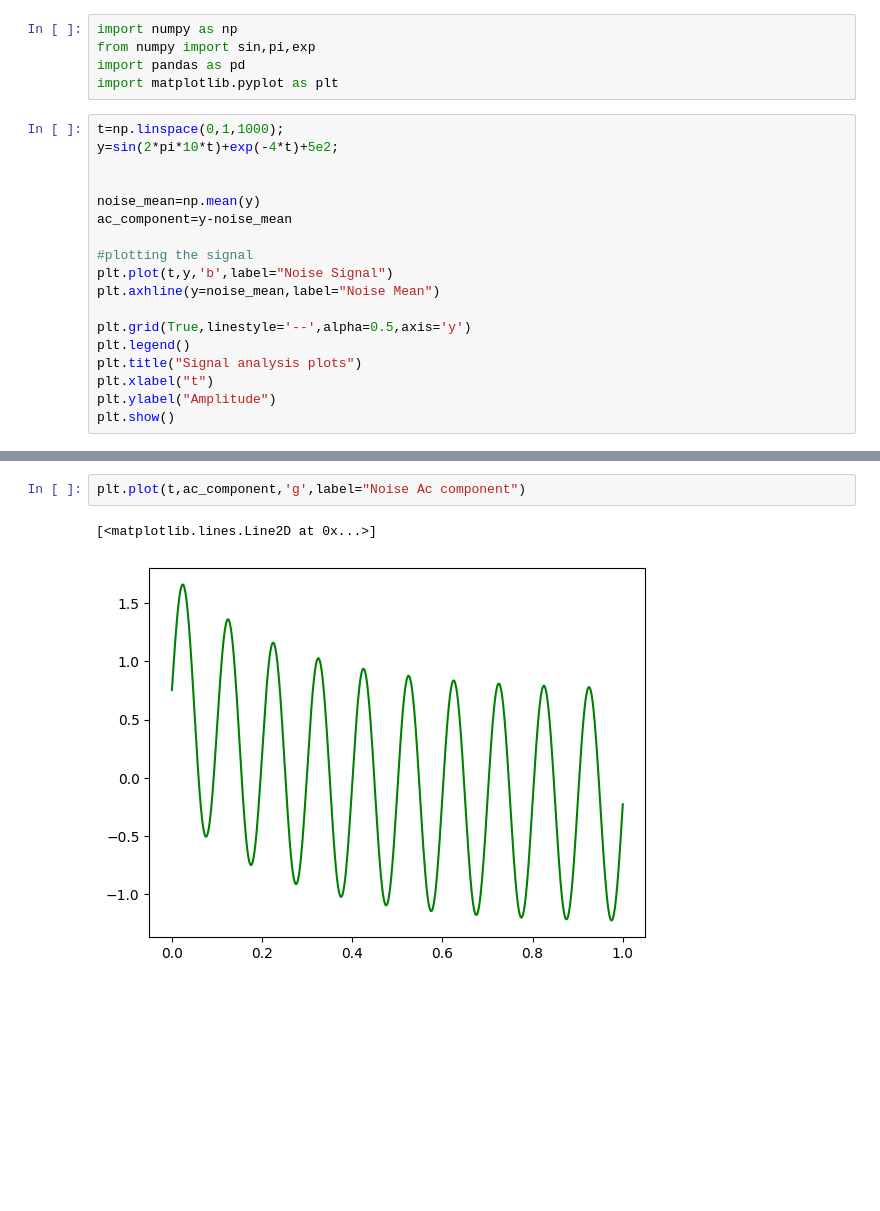
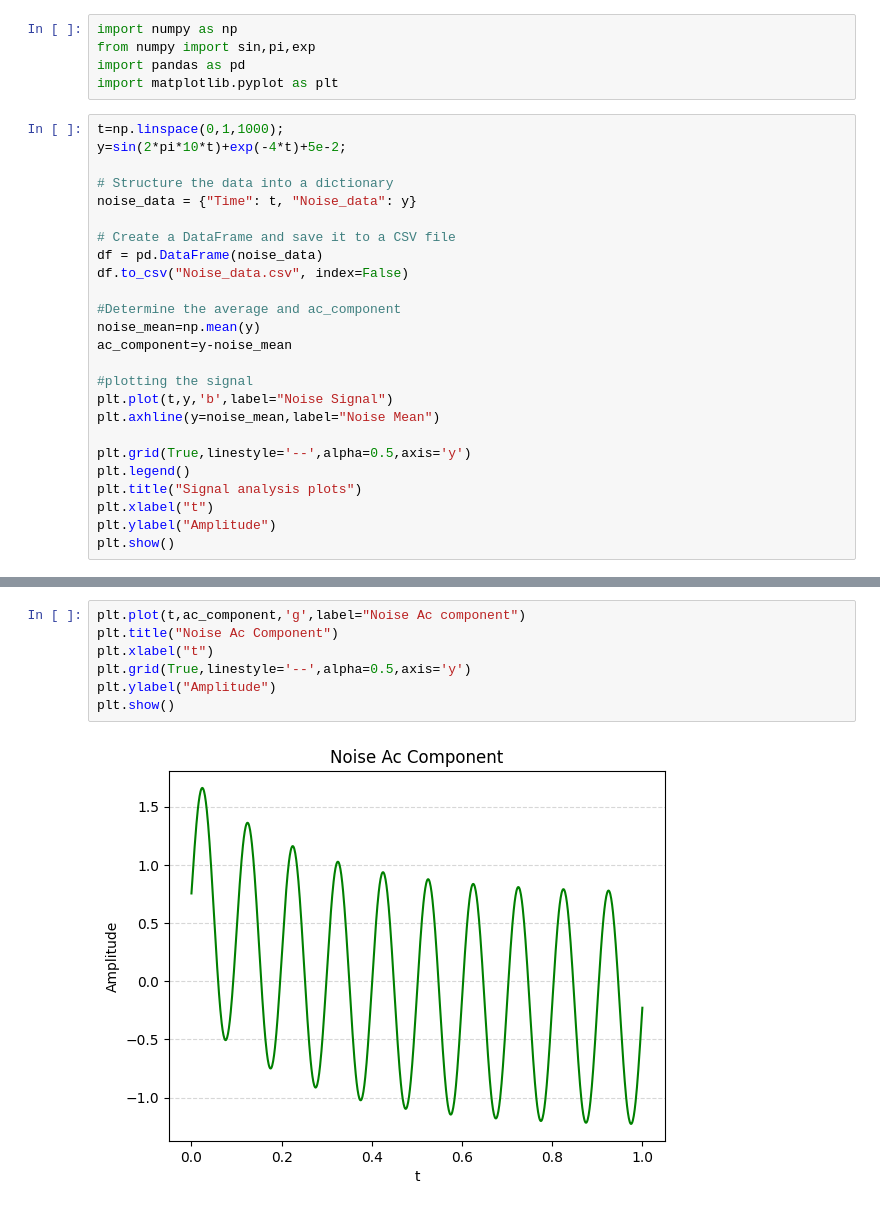
Before and after one commit to ODARI-CHARLES1/Signal_Communication_notebook, a Jupyter notebook: Notebooks/NoiseAnalysis/noise_analysis.ipynb, the cells around one changed output, grey strips where cells are left out. Saved outputs shown, nothing was run; the diff lists cells and outputs as text; blank space fills up the shorter version.

Commit message:
Add noise analysis notebook file

```diff
--- a/Notebooks/NoiseAnalysis/noise_analysis.ipynb
+++ b/Notebooks/NoiseAnalysis/noise_analysis.ipynb
@@ -5,9 +5,16 @@ import pandas as pd
 import matplotlib.pyplot as plt
 # %%
 t=np.linspace(0,1,1000);
-y=sin(2*pi*10*t)+exp(-4*t)+5e2;
+y=sin(2*pi*10*t)+exp(-4*t)+5e-2;
 
+# Structure the data into a dictionary
+noise_data = {"Time": t, "Noise_data": y}
 
+# Create a DataFrame and save it to a CSV file
+df = pd.DataFrame(noise_data)
+df.to_csv("Noise_data.csv", index=False)
+
+#Determine the average and ac_component
 noise_mean=np.mean(y)
 ac_component=y-noise_mean
 
@@ -26,5 +33,9 @@ plt.show()
 # %%
 plt.plot(t,ac_component,'g',label="Noise Ac component")
+plt.title("Noise Ac Component")
+plt.xlabel("t")
+plt.grid(True,linestyle='--',alpha=0.5,axis='y')
+plt.ylabel("Amplitude")
+plt.show()
 # %% [output]
-[<matplotlib.lines.Line2D at 0x...>]
-[figure, old version]
+[figure, new version]
```
Also changed, not shown: parts of 1 cell of this notebook.
